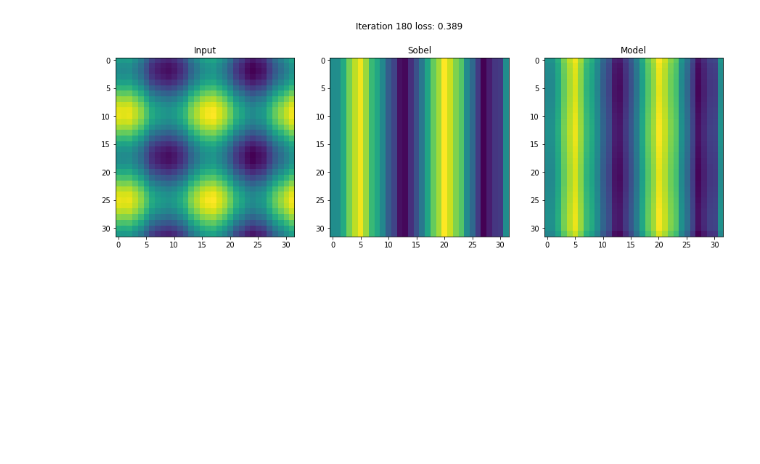
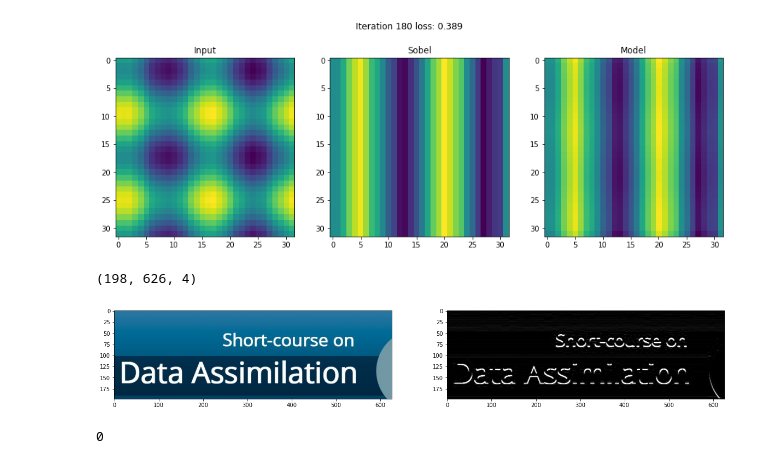
Before and after one commit to olmozavala/da_workshop_2022, a Jupyter notebook: 3_Hello_CNN.ipynb, the cells around one changed output. Saved outputs shown, nothing was run; the diff lists cells and outputs as text; code cells hidden in the pictures; blank space fills up the shorter version.

```diff
--- a/3_Hello_CNN.ipynb
+++ b/3_Hello_CNN.ipynb
@@ -177,3 +177,41 @@ tensor([[[[ 0.9428, -0.1050, -1.0332],
           [ 0.8846, -0.0745, -1.1944]]]], device='cuda:0', requires_grad=True)), ('conv1.bias', Parameter containing:
 tensor([0.0070], device='cuda:0', requires_grad=True))]
 [figure]
+# %%
+# ----------- Extra just to show how some filters ---------------
+
+import imageio
+# x = imageio.v3.imread('./Figures/forsobelred.png')
+x = imageio.v3.imread('./Figures/forsobel.png')
+
+# Define sobel kernels
+sob_filter_y = np.array([[1,0,-1],
+                       [2,0,-2],
+                       [1,0,-1]])
+sob_filter_x = np.array([[1,2,1],
+                         [0,0,0],
+                         [-1,-2,-1]])
+meanf = np.array([[1/9,1/9,1/9],
+                 [1/9,1/9,1/9],
+                 [1/9,1/9,1/9]
+                ])
+
+# Compute convolution for each kernel
+sobel_x = cv2.filter2D(src=x[:,:,0], ddepth=-1, kernel=sob_filter_x)
+sobel_y = cv2.filter2D(src=x[:,:,0], ddepth=-1, kernel=sob_filter_y)
+mean_filter = cv2.filter2D(src=x, ddepth=-1, kernel=meanf)
+
+# Plot
+fig, axs = plt.subplots(1,2, figsize=(20,15))
+print(x.shape)
+axs[0].imshow(x)
+# axs[1].imshow(np.abs(sobel_x + sobel_y), cmap='gray')
+axs[1].imshow(sobel_x, cmap='gray')
+# axs[1].imshow(mean_filter, cmap='gray')
+plt.show()
+
+sobel_x.min()
+# %% [output]
+(198, 626, 4)
+[figure, added]
+0
```
Also changed, not shown: 1 other file.
